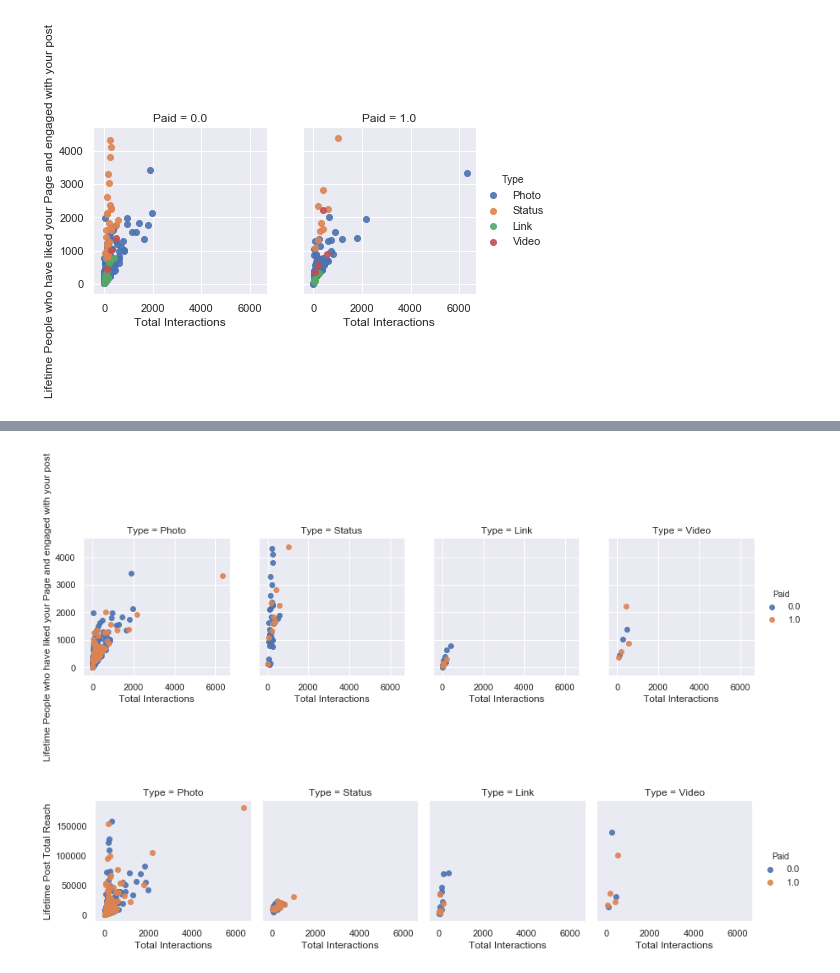
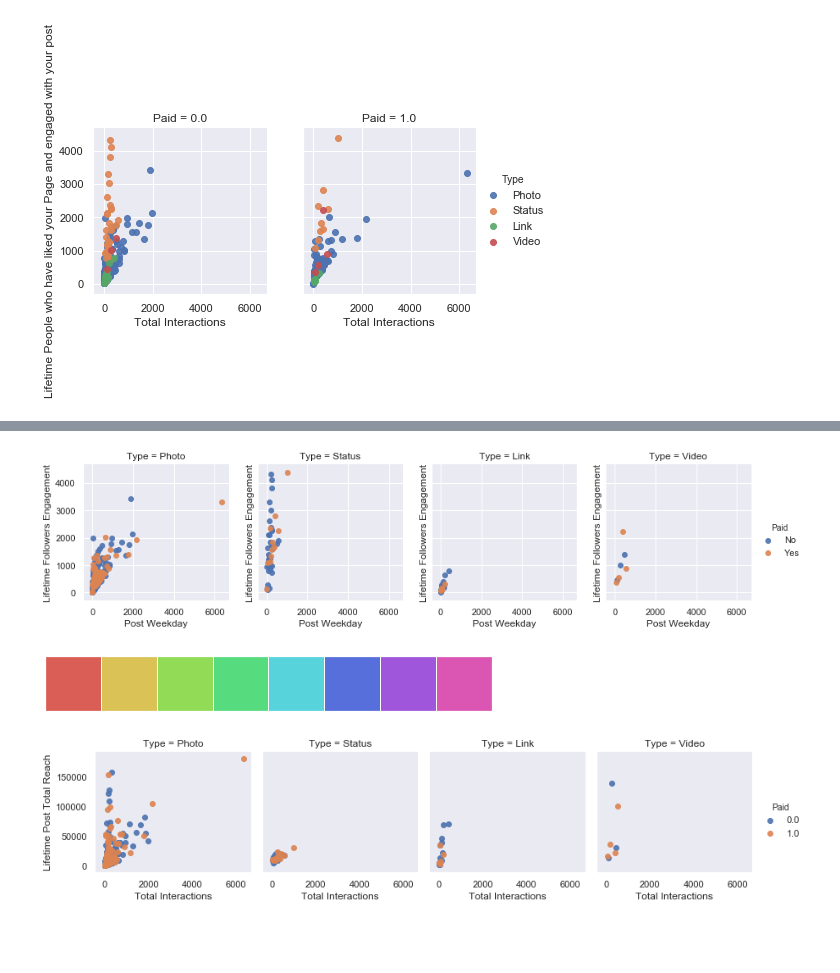
Before and after one commit to Kisazadev/Cars_Facebook, a Jupyter notebook: Kevin_facebook.ipynb, the cells around one changed output, grey strips where cells are left out. Drawn from its saved outputs; the diff is of its cells as text; code cells hidden in the pictures; blank space fills up the shorter version.

```diff
--- a/Kevin_facebook.ipynb
+++ b/Kevin_facebook.ipynb
@@ -97,8 +98,6 @@ facebook.dropna()
 | 497 | 81370 | Photo | 1 | 1 | 5 | 2 | 0.0 | ... |
 | 498 | 81370 | Photo | 3 | 1 | 4 | 11 | 0.0 | ... |
 | 499 | 81370 | Photo | 2 | 1 | 4 | 4 | NaN | ... |
-# %%
-sns.set_context("notebook")
 # %%
 sns.set(rc={'figure.figsize': (50,10)})
 g = sns.FacetGrid(facebook, col="Paid", hue="Type")
@@ -108,0 +112,6 @@ g.add_legend();
+# %%
+facebook.loc[facebook.Paid == 0.0, 'Paid'] = "No"
+facebook.loc[facebook.Paid == 0, 'Paid'] = "No"
+facebook.loc[facebook.Paid == 1, 'Paid'] = "Yes"
+
+facebook.head(5)
@@ -108,0 +145,9 @@ g.add_legend();
+# %%
+sns.set(font_scale=1.45)
+custom = ["#4267B2", "#898F9C", "#000000", "#DC99A9"]
+
+sns.set_pallette=(custom)
+g = sns.FacetGrid(facebook, col="Paid", hue="Type", palette = custom,  height=10, aspect=1.1)
+g.map(plt.scatter, "Total Interactions", "Lifetime People who have liked your Page and engaged with your post", alpha=.9)
+g.set(xlabel="Total Interactions", ylabel = "Lifetime Followers Engagement")
+g.add_legend();
@@ -109,11 +156,13 @@ g.add_legend();
 # %%
 sns.set(rc={'figure.figsize': (50,10)})
 g = sns.FacetGrid(facebook, col="Type", hue="Paid")
 g.map(plt.scatter, "Total Interactions", "Lifetime People who have liked your Page and engaged with your post", alpha=.9)
+g.set(xlabel="Post Weekday", ylabel = "Lifetime Followers Engagement")
 g.add_legend();
 # sns.lineplot(x='Total Interactions', y='Lifetime People who have liked your Page and engaged with your post', hue='Paid', data=facebook)
 # %% [output]
-[figure, old version]
+[figure, new version]
+[figure, added]
 # %%
 g = sns.FacetGrid(facebook, col="Type", hue="Paid")
 g.map(plt.scatter, "Total Interactions", "Lifetime Post Total Reach", alpha=.9)
```
Also changed, not shown: parts of 8 cells of this notebook.
